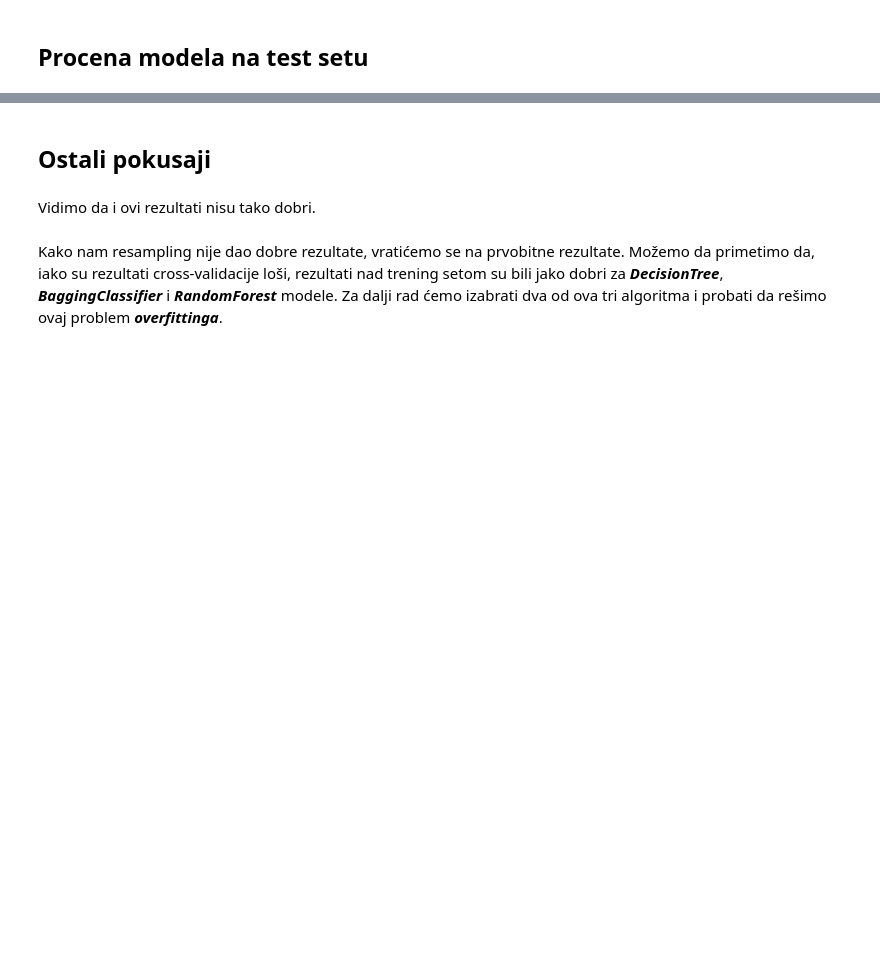
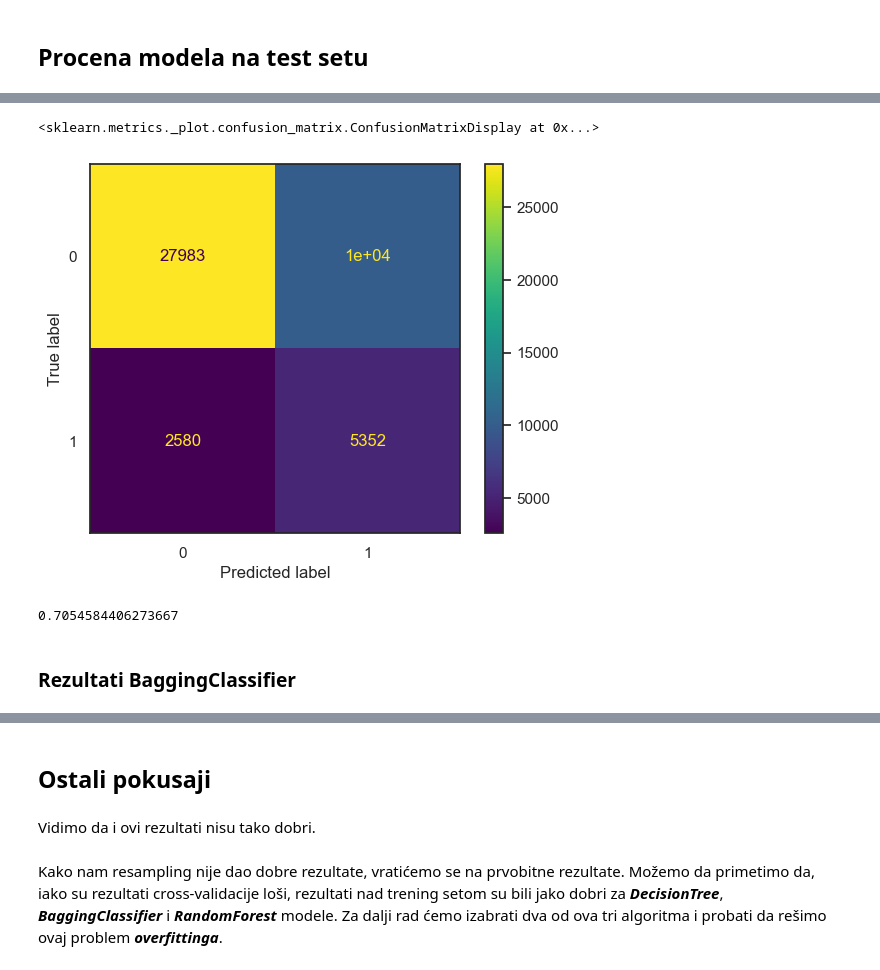
Before and after one commit to urospes/ML_Proj1, a Jupyter notebook: diabetes.ipynb, the cells around one changed output, grey strips where cells are left out. Drawn from its saved outputs; the diff is of its cells as text; code cells hidden in the pictures; blank space fills up the shorter version.

```diff
--- a/diabetes.ipynb
+++ b/diabetes.ipynb
@@ -1536,0 +1480,14 @@ y_pred = model.predict(X_test_final)
+# %%
+confusion_matrix = metrics.confusion_matrix(y_test_c, y_pred)
+conf_mat_display = metrics.ConfusionMatrixDisplay(confusion_matrix=confusion_matrix)
+sns.set_style("white")
+conf_mat_display.plot()
+# %% [output]
+<sklearn.metrics._plot.confusion_matrix.ConfusionMatrixDisplay at 0x...>
+[figure, added]
+# %%
+print(metrics.roc_auc_score(y_test_final, y_pred))
+# %% [output]
+0.7054584406273667
+# %% [markdown]
+### Rezultati BaggingClassifier
```
Also changed, not shown: parts of 29 cells of this notebook.
